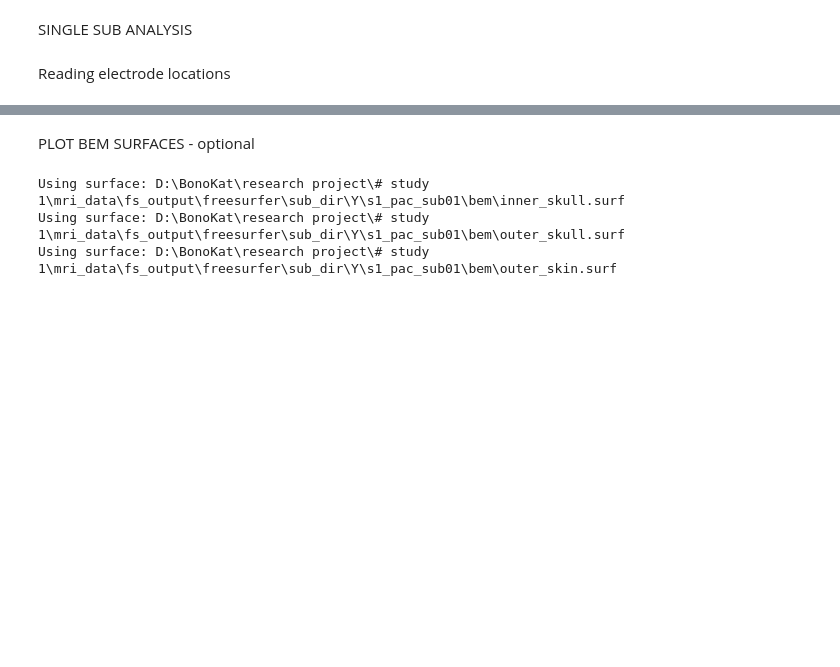
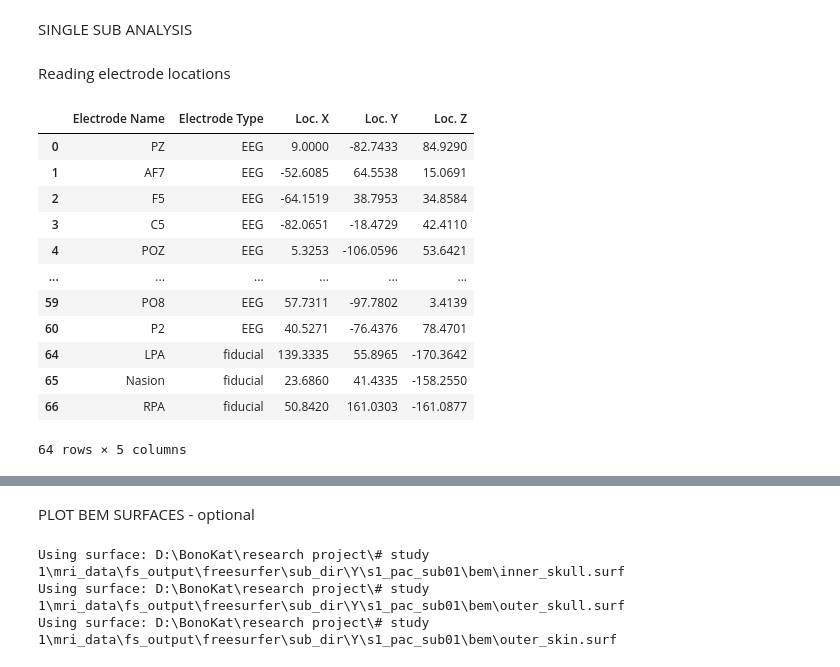
Before and after one commit to bonokat/motor_pac, a Jupyter notebook: 9. MRI preproc.ipynb, the cells around one changed output, grey strips where cells are left out. Drawn from its saved outputs; the diff is of its cells as text; code cells hidden in the pictures; blank space fills up the shorter version.

```diff
--- a/9. MRI preproc.ipynb
+++ b/9. MRI preproc.ipynb
@@ -376,16 +710,31 @@ SINGLE SUB ANALYSIS
 Reading electrode locations
 # %%
 dig_folder = 'D:\\BonoKat\\research project\\# study 1\\dig_data\\files for analysis\\Y'
-subject = 's1_pac_sub01'
+# subject = 'sub01_test'
 dig_file = os.path.join(dig_folder, f"{subject}.txt")
 
 # Set the header line
 column_names = ['Electrode Name', 'Electrode Type', 'Session Name', 'Loc. X', 'Loc. Y', 'Loc. Z', 'm0n0', 'm0n1', 'm0n2', 'm1n0', 'm1n1', 'm1n2', 'm2n0', 'm2n1', 'm2n2']
 cols_to_drop = ['m0n0', 'm0n1', 'm0n2', 'm1n0', 'm1n1', 'm1n2', 'm2n0', 'm2n1', 'm2n2']
 
 # Load the data, skipping the header lines
 dig_points_df = pd.read_csv(dig_file, names=column_names, sep='\t', comment='#').iloc[:-1]
 dig_points_df.drop(columns=cols_to_drop, inplace=True) # Drop electrode orientaiton columns
 dig_points_df['Electrode Type'] = dig_points_df['Electrode Type'].replace('Session 1', 'fiducial') # Set 'fiducial'as electrode type
 dig_points_df = dig_points_df.drop(columns=['Session Name']) # Drop the 'Session Name' column
 dig_points_df = dig_points_df.dropna() # Drop rows with any NaN values
+dig_points_df
+# %% [output]
+|  | Electrode Name | Electrode Type | Loc. X | Loc. Y | Loc. Z |
+| 0 | PZ | EEG | 9.0000 | -82.7433 | 84.9290 |
+| 1 | AF7 | EEG | -52.6085 | 64.5538 | 15.0691 |
+| 2 | F5 | EEG | -64.1519 | 38.7953 | 34.8584 |
+| 3 | C5 | EEG | -82.0651 | -18.4729 | 42.4110 |
+| 4 | POZ | EEG | 5.3253 | -106.0596 | 53.6421 |
+| ... | ... | ... | ... | ... | ... |
+| 59 | PO8 | EEG | 57.7311 | -97.7802 | 3.4139 |
+| 60 | P2 | EEG | 40.5271 | -76.4376 | 78.4701 |
+| 64 | LPA | fiducial | 139.3335 | 55.8965 | -170.3642 |
+| 65 | Nasion | fiducial | 23.6860 | 41.4335 | -158.2550 |
+| 66 | RPA | fiducial | 50.8420 | 161.0303 | -161.0877 |
+64 rows × 5 columns
```
Also changed, not shown: parts of 46 cells of this notebook.
